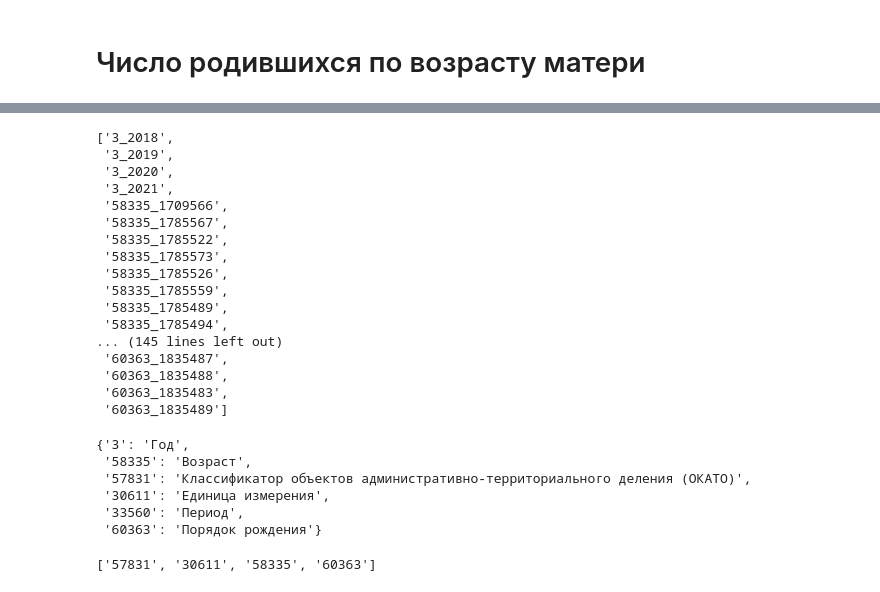
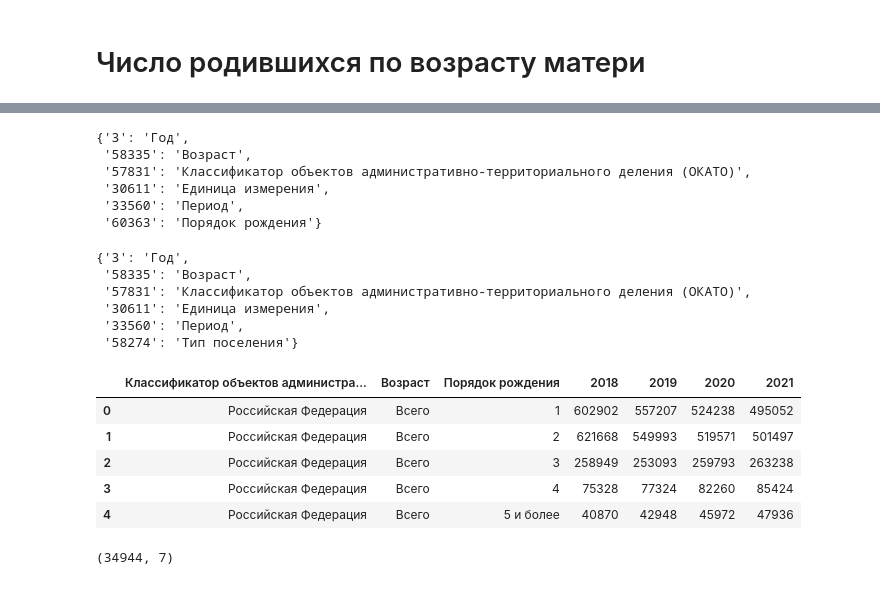
Before and after one commit to Derniska/fedstatt_parser, a Jupyter notebook: indicators.ipynb, the cells around one changed output, grey strips where cells are left out. Cells and saved outputs as stored; diff of their text form; code cells hidden in the pictures.

```diff
--- a/indicators.ipynb
+++ b/indicators.ipynb
@@ -89,9 +89,10 @@ class FedStatIndicator:
         if filter_ids is None:
             filter_ids = self.get_filter_values()
 
+
         data = {
-                "lineObjectIds": ["0",  "57831", "58335", "58274", "30611"],
-                "columnObjectIds": ["3", "33560"],
+                "lineObjectIds": ["57831", "58335", "58274"],
+                "columnObjectIds": ["30611", "33560",  "3"],
                 "selectedFilterIds": [
                 filter_ids
                 ]
@@ -104,7 +105,7 @@ class FedStatIndicator:
             response = requests.post("https://www.fedstat.ru/indicator/data.do?", params = params, data = data)
             response.raise_for_status()
             if "excel" in response.headers.get("Content-Type"):
-                self._raw_data = pd.read_excel(BytesIO(response.content), engine = "xlrd", header = 2)
+                self._raw_data = pd.read_excel(BytesIO(response.content), engine = "xlrd", header = 4)
                 return self._raw_data
             else:
                 raise ValueError(
@@ -892,32 +887,12 @@ born.filter_codes
-# %%
-filter_ids = born.get_filter_values()
-filter_ids
-# %% [output]
-['3_2018',
- '3_2019',
- '3_2020',
- '3_2021',
- '58335_1709566',
- '58335_1785567',
- '58335_1785522',
- '58335_1785573',
- '58335_1785526',
- '58335_1785559',
- '58335_1785489',
- '58335_1785494',
-... (145 lines left out)
- '60363_1835487',
- '60363_1835488',
- '60363_1835483',
- '60363_1835489']
 # %%
 data = {
-    "lineObjectIds": ["57831", "30611", "58335", "60363"],
+    "lineObjectIds": ["57831", "58335", "60363"],
     "columnObjectIds": ["30611", "33560", "3"],
     "selectedFilterIds": [
     filter_ids
     ]
 }
+
 params = {
     "format" : "excel",
     "id" : 59992
@@ -943,7 +918,33 @@ fil_vals
  '30611': 'Единица измерения',
  '33560': 'Период',
  '60363': 'Порядок рождения'}
-# %%
-data.get("lineObjectIds")
-# %% [output]
-['57831', '30611', '58335', '60363']
+# %%
+women_population.filter_codes
+# %% [output]
+{'3': 'Год',
+ '58335': 'Возраст',
+ '57831': 'Классификатор объектов административно-территориального деления (ОКАТО)',
+ '30611': 'Единица измерения',
+ '33560': 'Период',
+ '58274': 'Тип поселения'}
+# %%
+inds = data.get("lineObjectIds")
+for col in df.columns:
+    if "Unnamed" in col:
+        index = int(col.split(' ')[1])
+        new_col_index = inds[index]
+        new_col = fil_vals.get(new_col_index)
+        df.rename(columns = {col : new_col}, inplace = True)
+# %%
+df.head()
+# %% [output]
+|  | Классификатор объектов администра... | Возраст | Порядок рождения | 2018 | 2019 | 2020 | 2021 |
+| 0 | Российская Федерация | Всего | 1 | 602902 | 557207 | 524238 | 495052 |
+| 1 | Российская Федерация | Всего | 2 | 621668 | 549993 | 519571 | 501497 |
+| 2 | Российская Федерация | Всего | 3 | 258949 | 253093 | 259793 | 263238 |
+| 3 | Российская Федерация | Всего | 4 | 75328 | 77324 | 82260 | 85424 |
+| 4 | Российская Федерация | Всего | 5 и более | 40870 | 42948 | 45972 | 47936 |
+# %%
+df.shape
+# %% [output]
+(34944, 7)
```
Also changed, not shown: parts of 3 cells of this notebook, 1 other file.
